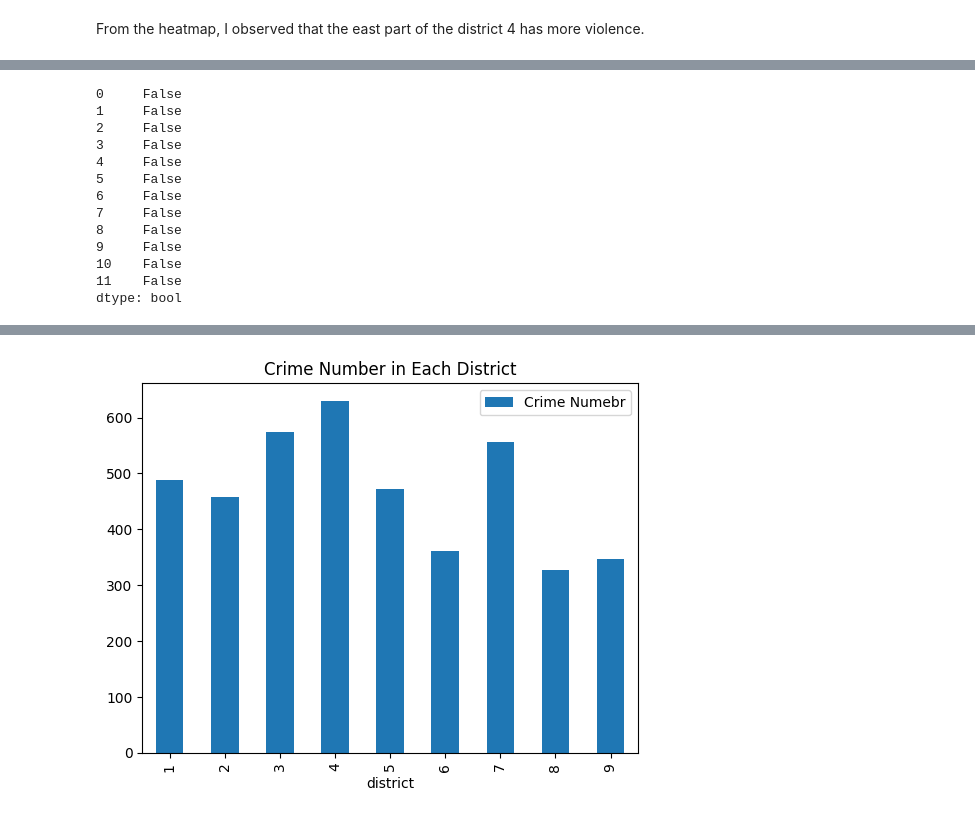
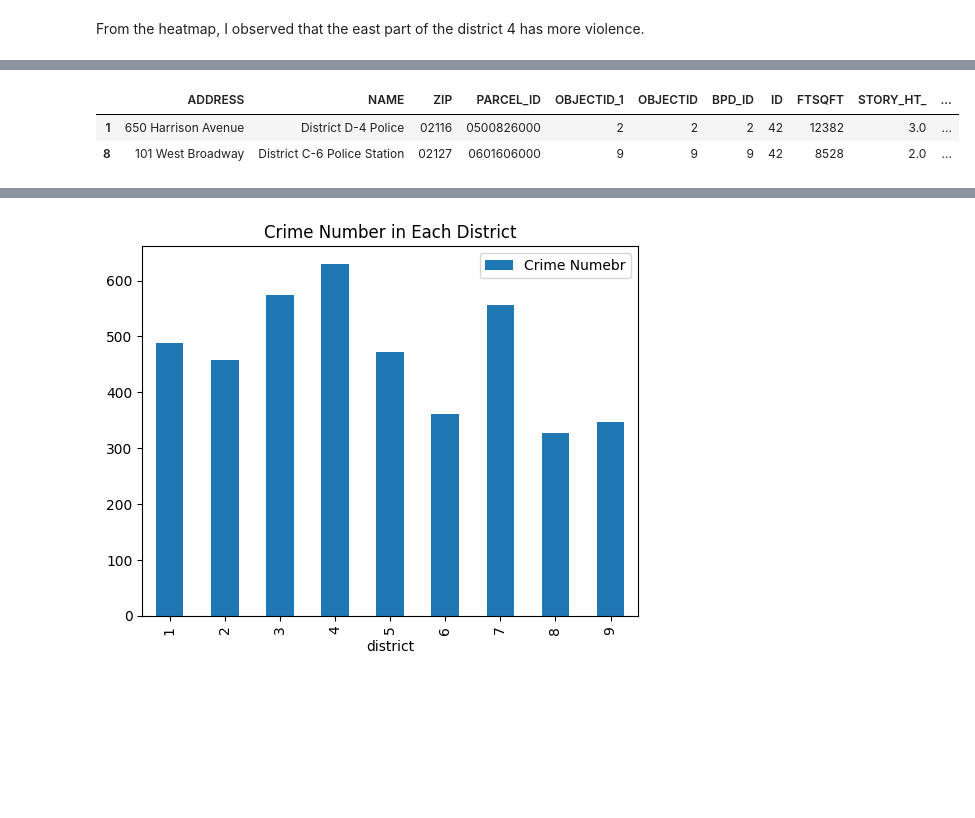
Before and after one commit to BU-Spark/ds-councilor-worrell-gun-violence, a Jupyter notebook: spring23-team-2/deliverables/deliverables 2/pattern-1.ipynb, the cells around one changed output, grey strips where cells are left out. Cells and saved outputs as stored; diff of their text form; code cells hidden in the pictures; blank space fills up the shorter version.

```diff
--- a/spring23-team-2/deliverables/deliverables 2/pattern-1.ipynb
+++ b/spring23-team-2/deliverables/deliverables 2/pattern-1.ipynb
@@ -175,16 +144,7 @@ locations_gdf
 # %%
-p_geo['geometry'].within(d4['geometry'].values[0])
+y = p_geo.loc[p_geo['geometry'].within(distrcit_shape[distrcit_shape['DISTRICT']==1+1]['geometry'].values[0])]
+y
 # %% [output]
-0     False
-1     False
-2     False
-3     False
-4     False
-5     False
-6     False
-7     False
-8     False
-9     False
-10    False
-11    False
-dtype: bool
+|  | ADDRESS | NAME | ZIP | PARCEL_ID | OBJECTID_1 | OBJECTID | BPD_ID | ID | FTSQFT | STORY_HT_ | ... |
+| 1 | 650 Harrison Avenue | District D-4 Police | 02116 | 0500826000 | 2 | 2 | 2 | 42 | 12382 | 3.0 | ... |
+| 8 | 101 West Broadway | District C-6 Police Station | 02127 | 0601606000 | 9 | 9 | 9 | 42 | 8528 | 2.0 | ... |
```
Also changed, not shown: parts of 7 cells of this notebook.
